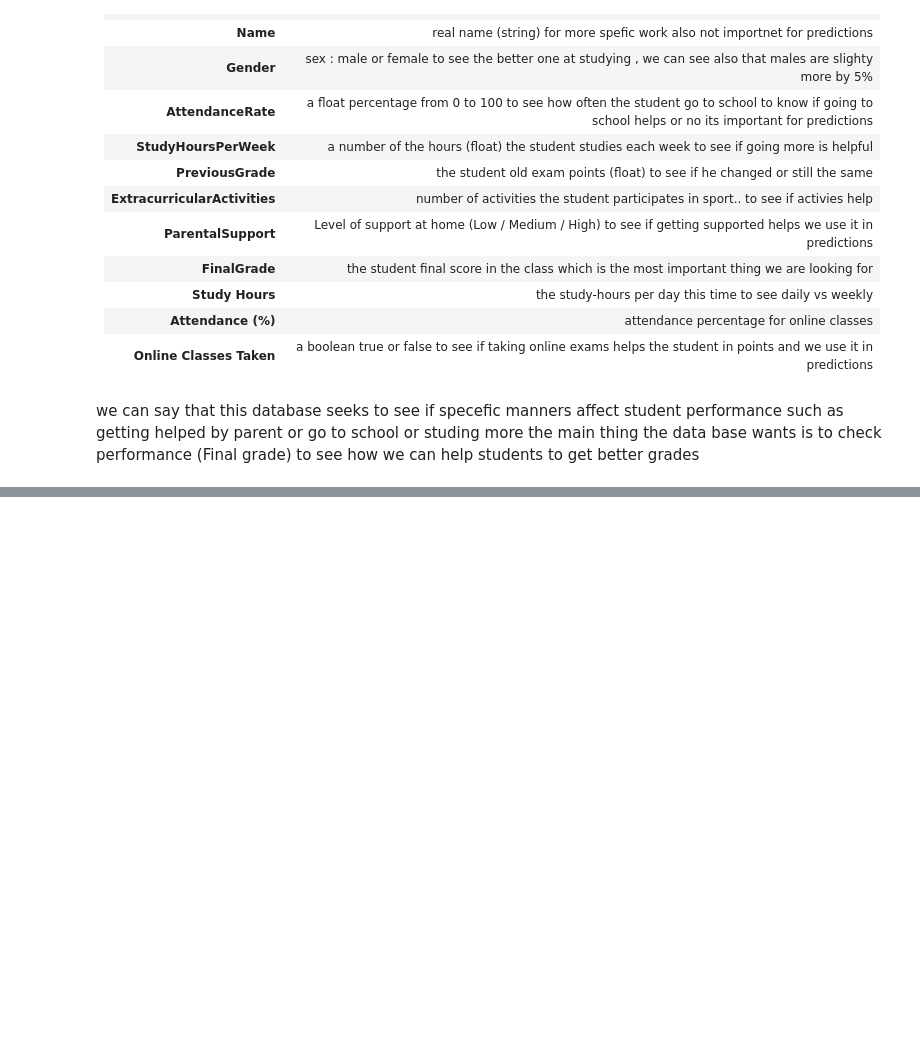
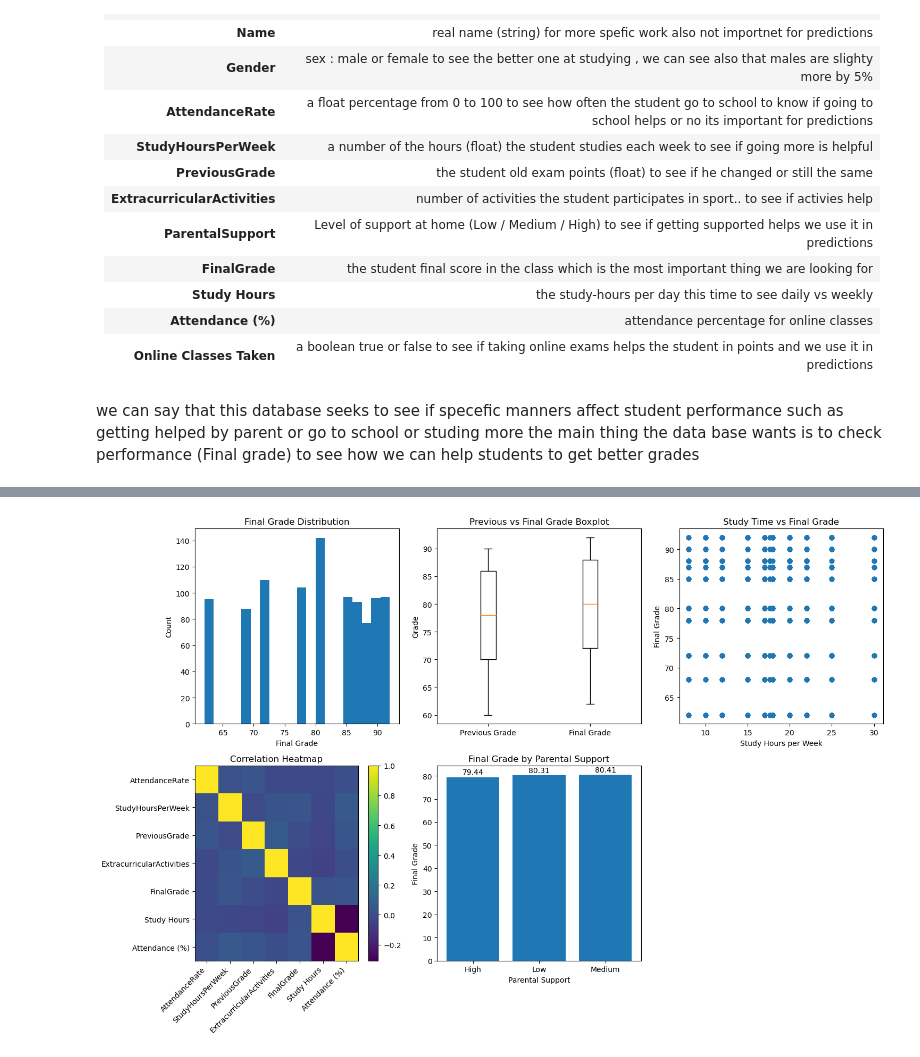
Before and after one commit to SmidaMohamedTaher/eda-task, a Jupyter notebook: plots/Untitled.ipynb, the cells around one changed output, grey strips where cells are left out. Cells and saved outputs as stored; diff of their text form; code cells hidden in the pictures; blank space fills up the shorter version.

```diff
--- a/plots/Untitled.ipynb
+++ b/plots/Untitled.ipynb
@@ -268,0 +40,64 @@ ValueError: Format 'png_aftercleaning' is not supported (supported formats: eps,
+# %%
+import matplotlib.pyplot as plt
+import numpy as np
+import pandas as pd
+
+df = pd.read_csv("cleaned_student_performance.csv")
+
+numeric_df = df.select_dtypes(include=[np.number])
+corr = numeric_df.corr()
+
+fig, axes = plt.subplots(2, 3, figsize=(15, 10))
+
+# Histogram
+axes[0, 0].hist(df["FinalGrade"].dropna(), bins=20)
+axes[0, 0].set_title("Final Grade Distribution")
+axes[0, 0].set_xlabel("Final Grade")
+axes[0, 0].set_ylabel("Count")
+
+# Boxplot
+axes[0, 1].boxplot(
+    [df["PreviousGrade"].dropna(), df["FinalGrade"].dropna()],
+    tick_labels=["Previous Grade", "Final Grade"]
+)
+axes[0, 1].set_title("Previous vs Final Grade Boxplot")
+axes[0, 1].set_ylabel("Grade")
+
+# Scatter plot
+axes[0, 2].scatter(df["StudyHoursPerWeek"], df["FinalGrade"])
+axes[0, 2].set_title("Study Time vs Final Grade")
+axes[0, 2].set_xlabel("Study Hours per Week")
+axes[0, 2].set_ylabel("Final Grade")
+
+# Correlation heatmap
+im = axes[1, 0].imshow(corr, aspect="auto")
+axes[1, 0].set_title("Correlation Heatmap")
+axes[1, 0].set_xticks(range(len(corr.columns)))
+axes[1, 0].set_xticklabels(corr.columns, rotation=45, ha="right")
+axes[1, 0].set_yticks(range(len(corr.index)))
+axes[1, 0].set_yticklabels(corr.index)
+fig.colorbar(im, ax=axes[1, 0])
+
+# Bar plot
+mean_values = df.groupby("ParentalSupport")["FinalGrade"].mean()
+bars = axes[1, 1].bar(mean_values.index, mean_values.values)
+axes[1, 1].set_title("Final Grade by Parental Support")
+axes[1, 1].set_xlabel("Parental Support")
+axes[1, 1].set_ylabel("Final Grade")
+
+# Add values on top of each bar
+for bar in bars:
+    height = bar.get_height()
+    axes[1, 1].text(
+        bar.get_x() + bar.get_width()/2,
+        height + 0.5,
+        f'{height:.2f}',
+        ha='center', va='bottom'
+    )
+
+axes[1, 2].axis("off")
+
+plt.tight_layout()
+plt.show()
+# %% [output]
+[figure, added]
```
Also changed, not shown: parts of 11 cells of this notebook, 12 other files.
